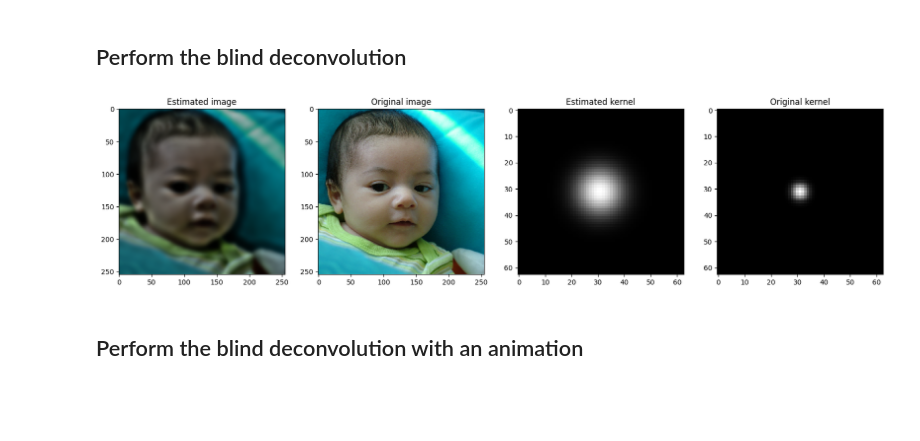
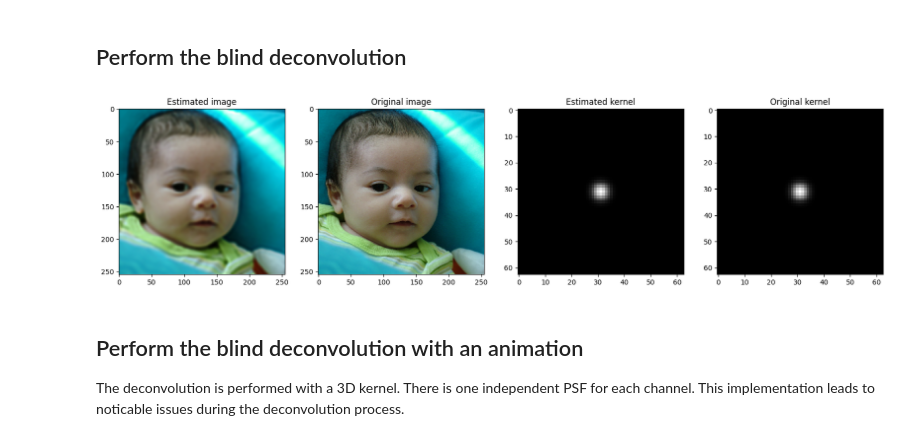
Before and after one commit to Tmodrzyk/richardson-lucy-python, a Jupyter notebook: color.ipynb, the cells around one changed output. Saved outputs shown, nothing was run; the diff lists cells and outputs as text; code cells hidden in the pictures; blank space fills up the shorter version.

Commit message:
Blind deconvolution for RGB images
It is implemented using one common PSF for all channels.
The PSF is updated using the luminance image.

```diff
--- a/color.ipynb
+++ b/color.ipynb
@@ -74,40 +73,43 @@ x_0 = y
 
 # Different initializations for the kernel
 gaussianblur = blur.GaussianBlur(k_size, 6.0).to(device)
 
-k_0 = gaussianblur.get_kernel().view(1, 1, k_size, k_size).to(device)
+# k_0 = gaussianblur.get_kernel().view(1, 1, k_size, k_size).to(device)
 # k_0 = torch.ones_like(k) / torch.sum(torch.ones_like(k))
-# k_0 = k
+k_0 = k_ref
 
 steps = 10
 k_steps = 1
-im_steps = 1
+x_steps = 1
 
 filter_epsilon = 1e-12
 clip = True
 observation = y
 # k_0 = k
 
-res_img, res_k = rl.blind_richardson_lucy(observation, x_0, k_0, steps=steps, clip=clip, filter_epsilon=filter_epsilon)
+res_img, res_k = rl.blind_richardson_lucy(observation, x_0, k_0, steps=steps, k_steps=k_steps, x_steps=x_steps, clip=clip, filter_epsilon=filter_epsilon)
 
 plt.figure(figsize=(20, 5))
 plt.subplot(1, 4, 1)
 plt.imshow(res_img[0].permute(1, 2, 0).cpu().numpy())
 plt.title('Estimated image')
 plt.subplot(1, 4, 2)
 plt.imshow(ref[0].permute(1, 2, 0).cpu().numpy())
 plt.title('Original image')
 plt.subplot(1, 4, 3)
 plt.imshow(res_k[0, 0].cpu().numpy(), cmap="gray")
 plt.title('Estimated kernel')
 plt.subplot(1, 4, 4)
 plt.imshow(k_ref[0, 0].cpu().numpy(), cmap="gray")
 plt.title('Original kernel')
 plt.show()
 # %% [output]
-[figure, old version]
+[figure, new version]
-# %% [markdown]
-## Perform the blind deconvolution with an animation
+# %% [markdown]
+## Perform the blind deconvolution with an animation
+
+The deconvolution is performed with a 3D kernel. There is one independent PSF for each channel.
+This implementation leads to noticable issues during the deconvolution process.
 # %%
 import torch.nn.functional as F
 from IPython import display
```
Also changed, not shown: parts of 4 cells of this notebook, 3 other files.
